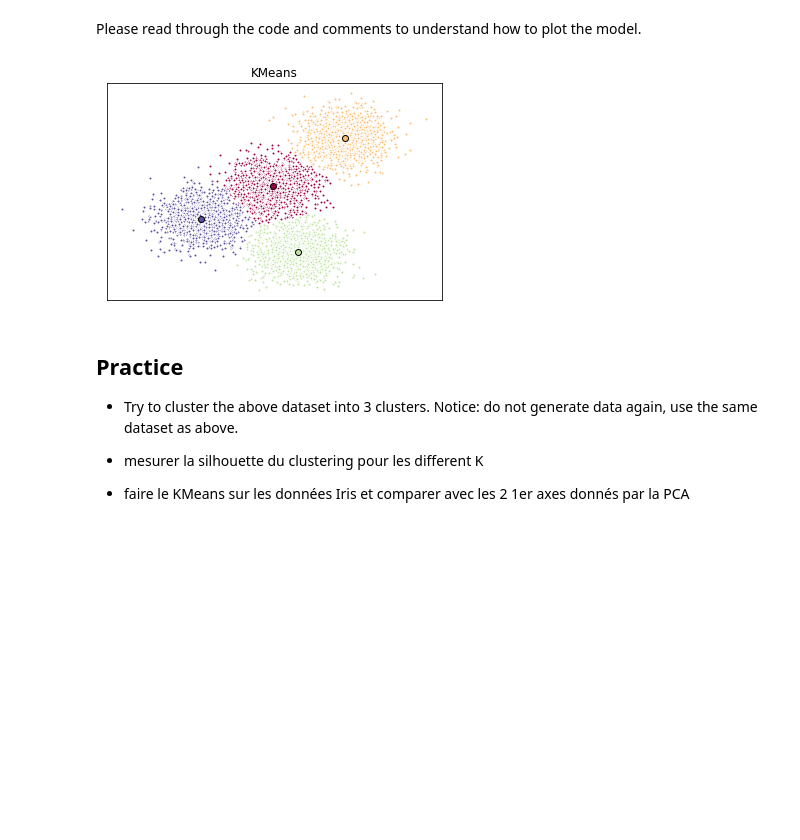
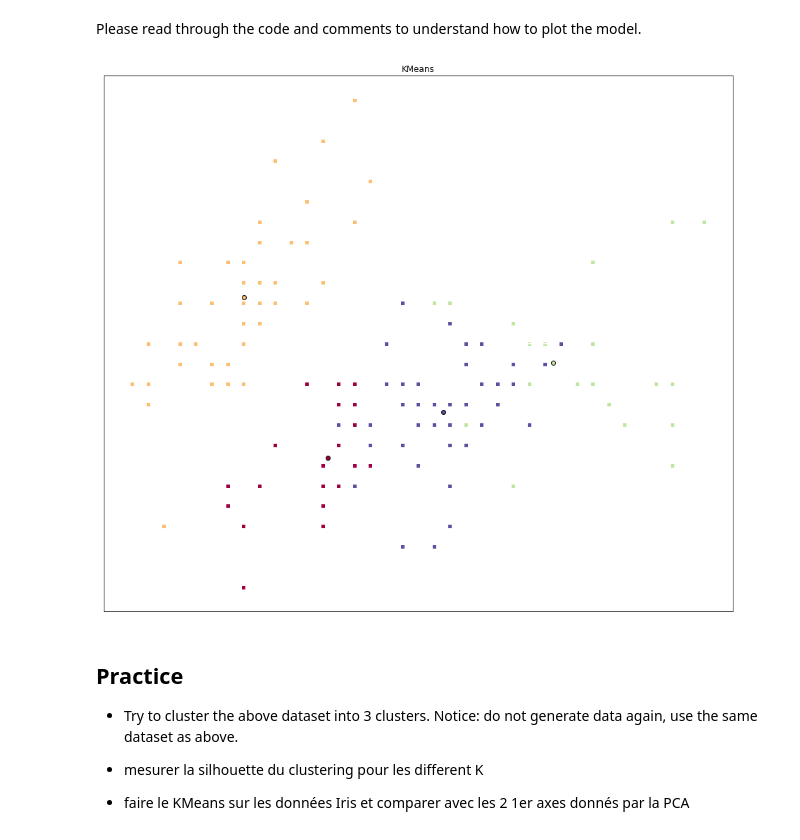
Before and after one commit to louis-chevallier/Machine-Learning-with-Python-IBM, a Jupyter notebook: [9] - ML0101EN-Clus-K-Means-Customer-Seg-py-v1.ipynb, the cells around one changed output. Cells and saved outputs as stored; diff of their text form; code cells hidden in the pictures; blank space fills up the shorter version.

```diff
--- a/[9] - ML0101EN-Clus-K-Means-Customer-Seg-py-v1.ipynb
+++ b/[9] - ML0101EN-Clus-K-Means-Customer-Seg-py-v1.ipynb
@@ -118,3 +118,9 @@ Initialize KMeans with these parameters, where the output parameter is called <b
 k_means = KMeans(init = "k-means++", n_clusters = 4, n_init = 12)
 # %% [markdown]
 Now let's fit the KMeans model with the feature matrix we created above, <b> X </b>
+# %%
+from sklearn import datasets
+iris = datasets.load_iris()
+X = iris.data
+y = iris.target
+X.shape
@@ -147,7 +161,7 @@ So now that we have the random data generated and the KMeans model initialized,
 Please read through the code and comments to understand how to plot the model.
 # %%
 # Initialize the plot with the specified dimensions.
-fig = plt.figure(figsize=(6, 4))
+fig = plt.figure(figsize=(16, 14))
 
 # Colors uses a color map, which will produce an array of colors based on
 # the number of labels there are. We use set(k_means_labels) to get the
@@ -160,35 +174,35 @@ ax = fig.add_subplot(1, 1, 1)
 # For loop that plots the data points and centroids.
 # k will range from 0-3, which will match the possible clusters that each
 # data point is in.
 for k, col in zip(range(len([[4,4], [-2, -1], [2, -3], [1, 1]])), colors):
 
     # Create a list of all data points, where the data poitns that are
     # in the cluster (ex. cluster 0) are labeled as true, else they are
     # labeled as false.
     my_members = (k_means_labels == k)
 
     # Define the centroid, or cluster center.
     cluster_center = k_means_cluster_centers[k]
 
     # Plots the datapoints with color col.
-    ax.plot(X[my_members, 0], X[my_members, 1], 'w', markerfacecolor=col, marker='.')
+    ax.plot(X[my_members, 0], X[my_members, 1], 'w', markerfacecolor=col, marker='s')
 
     # Plots the centroids with specified color, but with a darker outline
     ax.plot(cluster_center[0], cluster_center[1], 'o', markerfacecolor=col,  markeredgecolor='k', markersize=6)
 
 # Title of the plot
 ax.set_title('KMeans')
 
 # Remove x-axis ticks
 ax.set_xticks(())
 
 # Remove y-axis ticks
 ax.set_yticks(())
 
 # Show the plot
 plt.show()
 # %% [output]
-[figure, old version]
+[figure, new version]
 # %% [markdown]
 ## Practice
 
```
Also changed, not shown: parts of 4 cells of this notebook, 2 other files.
